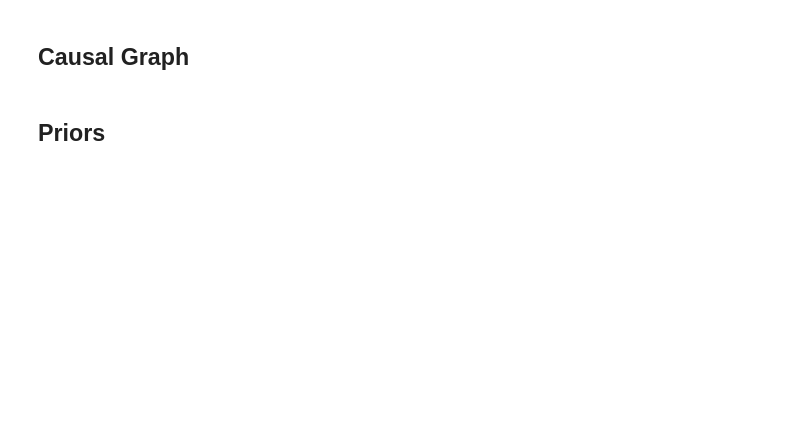
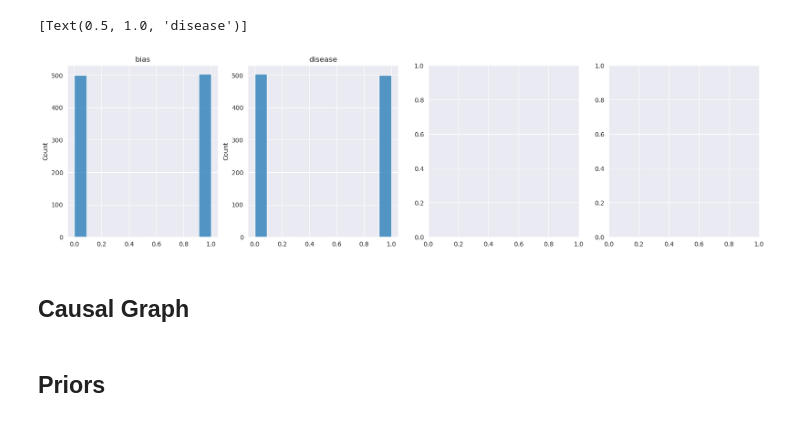
Before and after one commit to Liteknight/CounterBias, a Jupyter notebook: 03_Train.ipynb, the cells around one changed output. Drawn from its saved outputs; the diff is of its cells as text; code cells hidden in the pictures; blank space fills up the shorter version.

```diff
--- a/03_Train.ipynb
+++ b/03_Train.ipynb
@@ -8,11 +11,18 @@ dr_method = 'KPCA'
 # %%
-import os, sys
-from pathlib import Path
 
-macaw_path = Path(os.getcwd()).parent.parent.parent
+macaw_path = Path(os.getcwd())
 sys.path.append(str(macaw_path) +'/')
 
-train_path = macaw_path/'data'/'ukbb'/'axial'/f'train_hc_data_{dr_method}_{ncomps}.pkl'
+train_csv_path = macaw_path/'splits'/'train.csv'
+train_img_path = macaw_path/'no_bias'/'train'
+
+# test_csv_path = macaw_path/'data'/'ukbb'/'test_hc.csv'
+# test_img_path = macaw_path/'data'/'ukbb'/'axial'/'test_hc'
+#
+kpca_path = macaw_path/'splits'/f'train_hc_kpca_{ncomps}.pkl'
+#
+train_path = macaw_path/'splits'/f'train_hc_data_KPCA_{ncomps}.pkl'
+# test_path = macaw_path/'data'/'ukbb'/'axial'/f'test_hc_data_KPCA_{ncomps}.pkl'
 model_base_path = macaw_path/'models'/f'{dr_method}_{ncomps}'/f'{nevecs}'
 
 if not os.path.exists(model_base_path):
@@ -23,11 +33,8 @@ import pickle
 with open(train_path, 'rb') as f:
     train = pickle.load(f)
 
-sex = train['sex']
-age = train['age']
-bmi = train['bmi']
-# imgs = train['imgs']
-min_age = train['min_age']
+disease = train['disease']
+bias = train['bias']
 
 encoded_data = train['encoded_data']
 kpca = train['kpca']
@@ -46,17 +53,18 @@ def recons(age,bmi,latents, latent_offset=0):
 # %%
 import seaborn as sns
 
 sb = 4
 fig, axs = plt.subplots(1,sb, figsize=(sb*5,5))
 
-sns.histplot(sex,ax=axs[0],fill=True)
-axs[0].set(title = "Sex")
-sns.histplot(age,ax=axs[1], fill=True)
-axs[1].set(title="Age")
-sns.histplot(bmi,ax=axs[2], fill=True)
-axs[2].set(title="BMI")
-sns.histplot(encoded_data[0],ax=axs[3], fill=True)
-axs[3].set(title="PCA0")
+sns.histplot(bias,ax=axs[0],fill=True)
+axs[0].set(title = "bias")
+sns.histplot(disease,ax=axs[1], fill=True)
+axs[1].set(title="disease")
+# sns.histplot(encoded_data[0],ax=axs[3], fill=True)
+# axs[3].set(title="PCA0")
+# %% [output]
+[Text(0.5, 1.0, 'disease')]
+[figure, added]
 # %%
 import utils.visualize as vis
 
```
Also changed, not shown: parts of 5 cells of this notebook, 2 other files.
